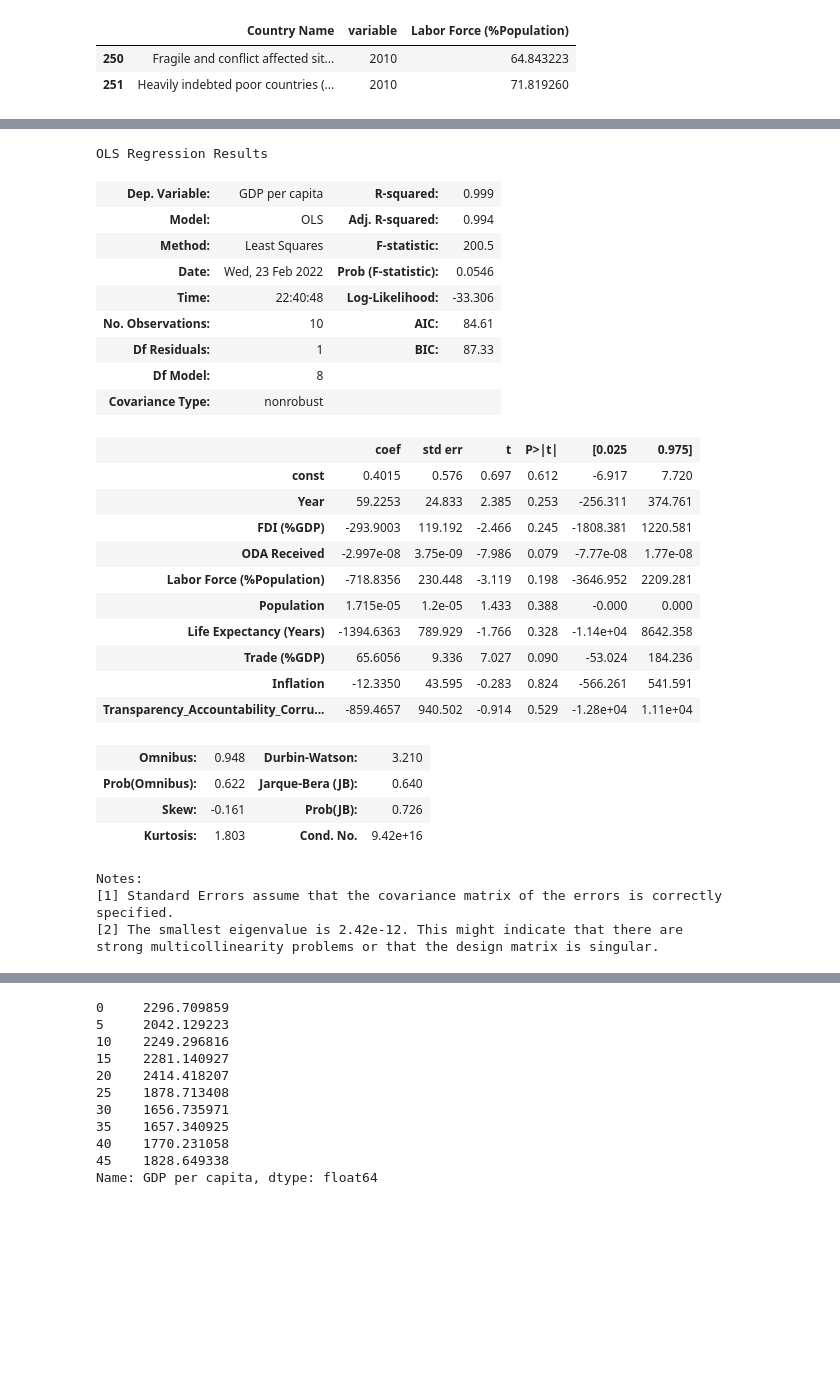
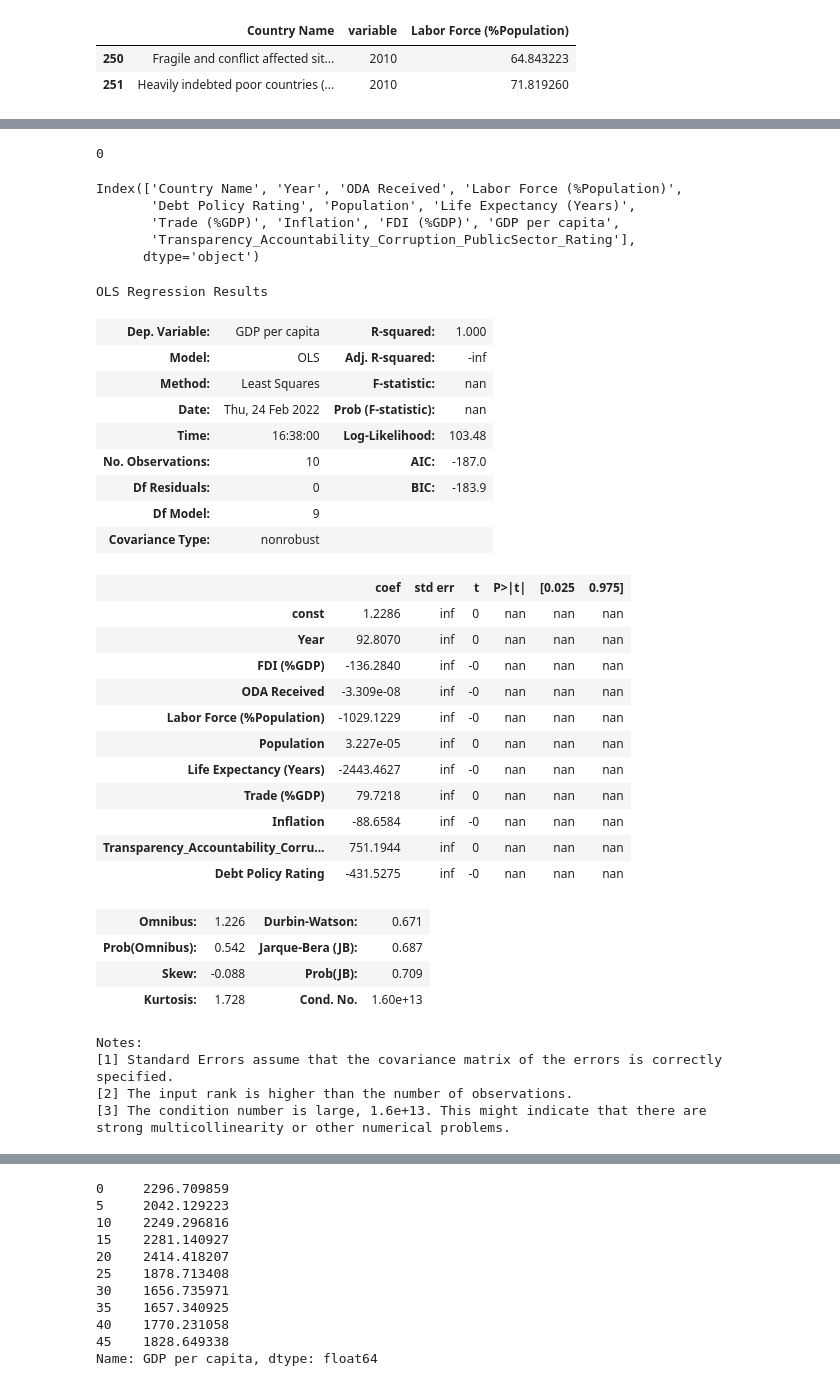
Before and after one commit to bnbmuniz/Project5, a Jupyter notebook: Data_Project5.ipynb, the cells around one changed output, grey strips where cells are left out. Saved outputs shown, nothing was run; the diff lists cells and outputs as text; code cells hidden in the pictures; blank space fills up the shorter version.

```diff
--- a/Data_Project5.ipynb
+++ b/Data_Project5.ipynb
@@ -306,43 +306,57 @@ df_merge[df_merge["Country Name"]=="Fragile and conflict affected situations"].c
 # %%
 df_fragile=df_merge[df_merge["Country Name"]=="Fragile and conflict affected situations"]
 #df_fragile.head(2)
+# %%
+df_fragile["Debt Policy Rating"].isnull().sum()
+# %% [output]
+0
+# %%
+df_fragile.columns
+# %% [output]
+Index(['Country Name', 'Year', 'ODA Received', 'Labor Force (%Population)',
+       'Debt Policy Rating', 'Population', 'Life Expectancy (Years)',
+       'Trade (%GDP)', 'Inflation', 'FDI (%GDP)', 'GDP per capita',
+       'Transparency_Accountability_Corruption_PublicSector_Rating'],
+      dtype='object')
 # %%
-X_fragile = df_fragile[["Year", "FDI (%GDP)", "ODA Received", "Labor Force (%Population)", "Population", "Life Expectancy (Years)", "Trade (%GDP)", "Inflation", "Transparency_Accountability_Corruption_PublicSector_Rating"]]
+X_fragile = df_fragile[["Year", "FDI (%GDP)", "ODA Received", "Labor Force (%Population)", "Population", "Life Expectancy (Years)", "Trade (%GDP)", "Inflation", "Transparency_Accountability_Corruption_PublicSector_Rating", "Debt Policy Rating"]]
 X_fragile = sm.add_constant(X_fragile)
 y_fragile = df_fragile['GDP per capita']
 model_fragile = sm.OLS(y_fragile,X_fragile).fit()
 
 model_fragile.summary()
 # %% [output]
 OLS Regression Results
-| Dep. Variable: | GDP per capita | R-squared: | 0.999 |
-| Model: | OLS | Adj. R-squared: | 0.994 |
-| Method: | Least Squares | F-statistic: | 200.5 |
-| Date: | Wed, 23 Feb 2022 | Prob (F-statistic): | 0.0546 |
-| Time: | 22:40:48 | Log-Likelihood: | -33.306 |
-| No. Observations: | 10 | AIC: | 84.61 |
-| Df Residuals: | 1 | BIC: | 87.33 |
-| Df Model: | 8 |  |  |
+| Dep. Variable: | GDP per capita | R-squared: | 1.000 |
+| Model: | OLS | Adj. R-squared: | -inf |
+| Method: | Least Squares | F-statistic: | nan |
+| Date: | Thu, 24 Feb 2022 | Prob (F-statistic): | nan |
+| Time: | 16:38:00 | Log-Likelihood: | 103.48 |
+| No. Observations: | 10 | AIC: | -187.0 |
+| Df Residuals: | 0 | BIC: | -183.9 |
+| Df Model: | 9 |  |  |
 | Covariance Type: | nonrobust |  |  |
 |  | coef | std err | t | P>|t| | [0.025 | 0.975] |
-| const | 0.4015 | 0.576 | 0.697 | 0.612 | -6.917 | 7.720 |
-| Year | 59.2253 | 24.833 | 2.385 | 0.253 | -256.311 | 374.761 |
-| FDI (%GDP) | -293.9003 | 119.192 | -2.466 | 0.245 | -1808.381 | 1220.581 |
-| ODA Received | -2.997e-08 | 3.75e-09 | -7.986 | 0.079 | -7.77e-08 | 1.77e-08 |
-| Labor Force (%Population) | -718.8356 | 230.448 | -3.119 | 0.198 | -3646.952 | 2209.281 |
-| Population | 1.715e-05 | 1.2e-05 | 1.433 | 0.388 | -0.000 | 0.000 |
-| Life Expectancy (Years) | -1394.6363 | 789.929 | -1.766 | 0.328 | -1.14e+04 | 8642.358 |
-| Trade (%GDP) | 65.6056 | 9.336 | 7.027 | 0.090 | -53.024 | 184.236 |
-| Inflation | -12.3350 | 43.595 | -0.283 | 0.824 | -566.261 | 541.591 |
-| Transparency_Accountability_Corru... | -859.4657 | 940.502 | -0.914 | 0.529 | -1.28e+04 | 1.11e+04 |
+| const | 1.2286 | inf | 0 | nan | nan | nan |
+| Year | 92.8070 | inf | 0 | nan | nan | nan |
+| FDI (%GDP) | -136.2840 | inf | -0 | nan | nan | nan |
+| ODA Received | -3.309e-08 | inf | -0 | nan | nan | nan |
+| Labor Force (%Population) | -1029.1229 | inf | -0 | nan | nan | nan |
+| Population | 3.227e-05 | inf | 0 | nan | nan | nan |
+| Life Expectancy (Years) | -2443.4627 | inf | -0 | nan | nan | nan |
+| Trade (%GDP) | 79.7218 | inf | 0 | nan | nan | nan |
+| Inflation | -88.6584 | inf | -0 | nan | nan | nan |
+| Transparency_Accountability_Corru... | 751.1944 | inf | 0 | nan | nan | nan |
+| Debt Policy Rating | -431.5275 | inf | -0 | nan | nan | nan |
-| Omnibus: | 0.948 | Durbin-Watson: | 3.210 |
-| Prob(Omnibus): | 0.622 | Jarque-Bera (JB): | 0.640 |
-| Skew: | -0.161 | Prob(JB): | 0.726 |
-| Kurtosis: | 1.803 | Cond. No. | 9.42e+16 |
+| Omnibus: | 1.226 | Durbin-Watson: | 0.671 |
+| Prob(Omnibus): | 0.542 | Jarque-Bera (JB): | 0.687 |
+| Skew: | -0.088 | Prob(JB): | 0.709 |
+| Kurtosis: | 1.728 | Cond. No. | 1.60e+13 |
 Notes:
 [1] Standard Errors assume that the covariance matrix of the errors is correctly specified.
-[2] The smallest eigenvalue is 2.42e-12. This might indicate that there are
-strong multicollinearity problems or that the design matrix is singular.
+[2] The input rank is higher than the number of observations.
+[3] The condition number is large, 1.6e+13. This might indicate that there are
+strong multicollinearity or other numerical problems.
 # %%
 ##we can see that in this case the coef of ODA is not that significant in the regression line. The other variables
 ##have more strong coef, like life expec, liability, FDI.
```
Also changed, not shown: parts of 46 cells of this notebook, 17 other files.
